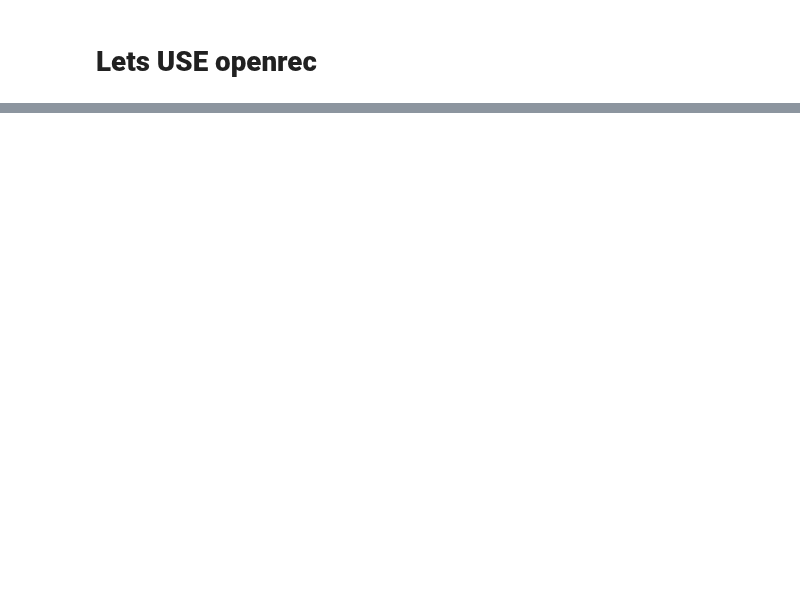
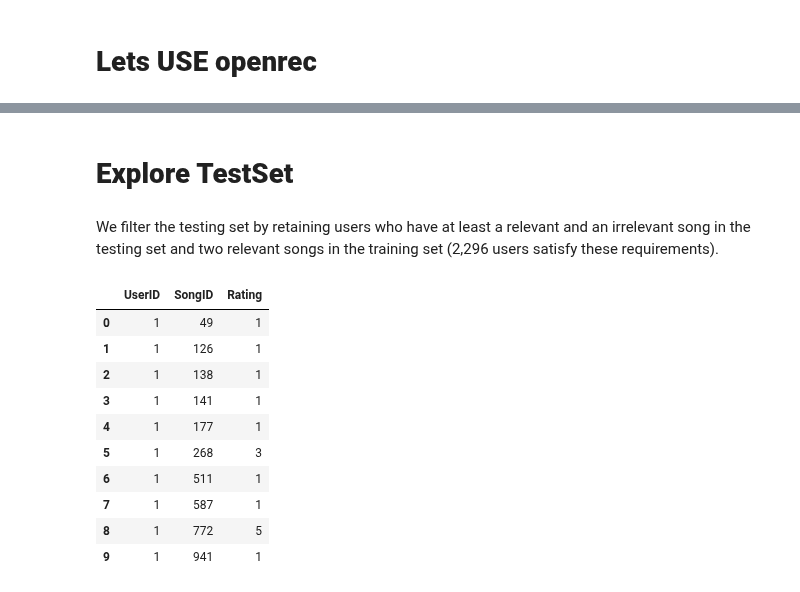
Before and after one commit to peetceenatoo/my-first-research-project, a Jupyter notebook: Explore-Datatset.ipynb, the cells around one changed output, grey strips where cells are left out. Saved outputs shown, nothing was run; the diff lists cells and outputs as text; code cells hidden in the pictures; blank space fills up the shorter version.

```diff
--- a/Explore-Datatset.ipynb
+++ b/Explore-Datatset.ipynb
@@ -452,0 +290,25 @@ INFO:tensorflow:./pmf-yahoo-50000 is not in all_model_checkpoint_paths. Manually
+# %% [markdown]
+# **Explore TestSet**
+# %% [markdown]
+We filter the testing set by retaining users who have at least a relevant and an irrelevant song in the testing set and two relevant songs in the training set (2,296 users satisfy these requirements).
+# %%
+# Replace 'your_file.txt' with your file path
+file_path = 'Dataset/yahoo_ymusic_v1/ydata-ymusic-rating-study-v1_0-test.txt'
+
+# Load the file into a DataFrame
+df_test = pd.read_csv(file_path, sep='\t',names=["UserID","SongID","Rating"], header=None)  # sep='\t' for tab-separated values
+
+# Display the DataFrame
+df_test.head(10)
+# %% [output]
+|  | UserID | SongID | Rating |
+| 0 | 1 | 49 | 1 |
+| 1 | 1 | 126 | 1 |
+| 2 | 1 | 138 | 1 |
+| 3 | 1 | 141 | 1 |
+| 4 | 1 | 177 | 1 |
+| 5 | 1 | 268 | 3 |
+| 6 | 1 | 511 | 1 |
+| 7 | 1 | 587 | 1 |
+| 8 | 1 | 772 | 5 |
+| 9 | 1 | 941 | 1 |
```
Also changed, not shown: parts of 16 cells of this notebook.
